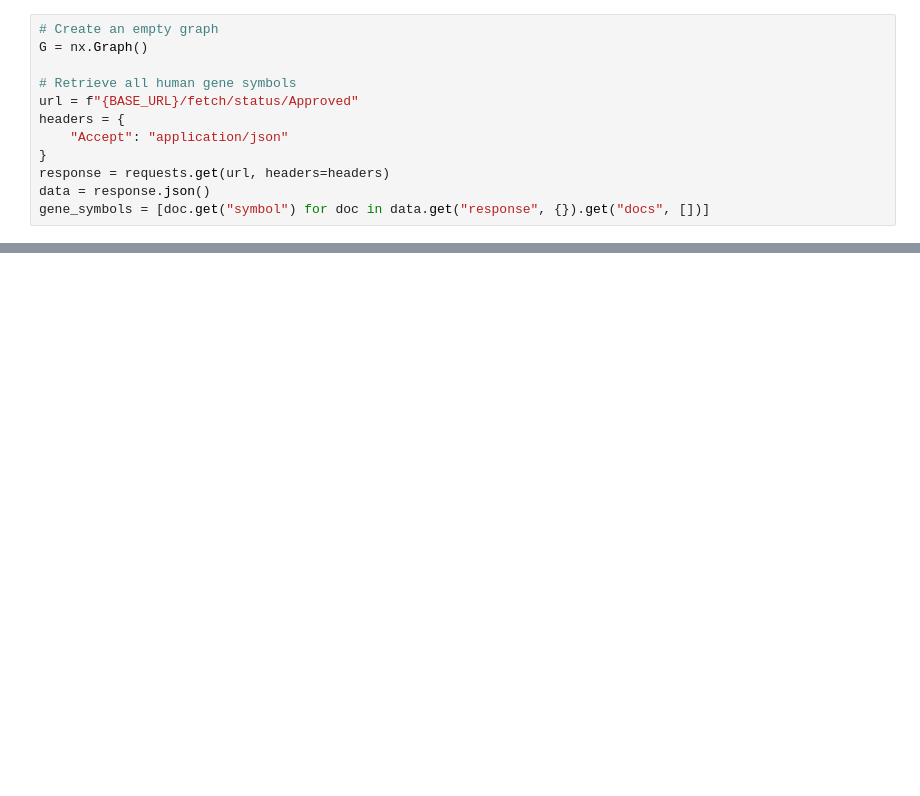
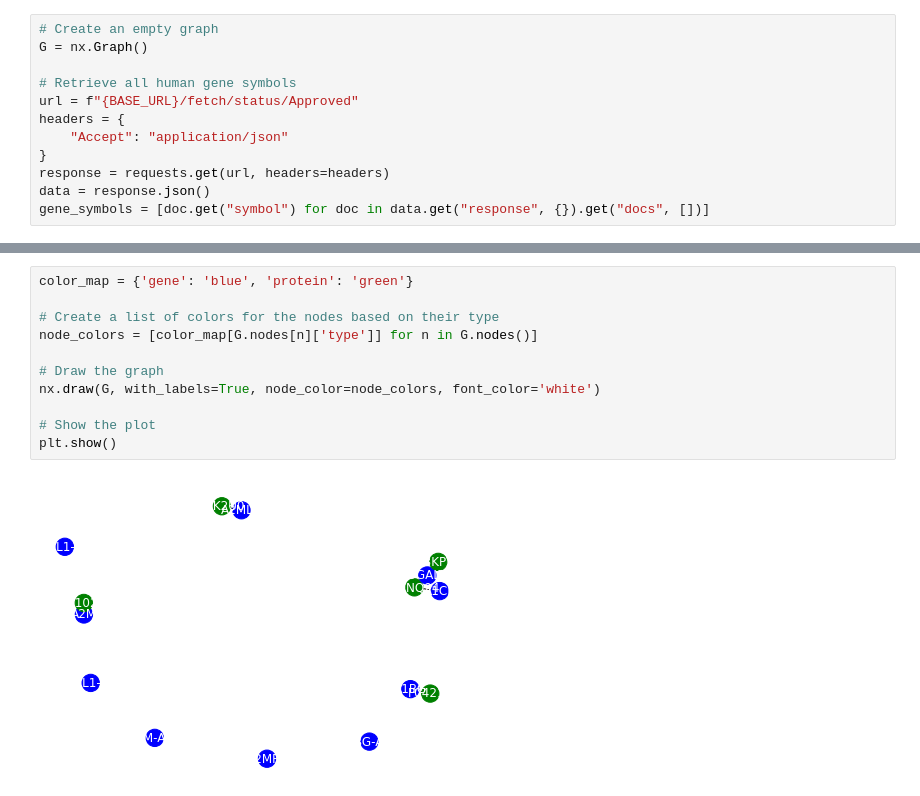
Before and after one commit to jackdodson23/knowledge_graph_201, a Jupyter notebook: networkx_testing.ipynb, the cells around one changed output, grey strips where cells are left out. Drawn from its saved outputs; the diff is of its cells as text; blank space fills up the shorter version.

```diff
--- a/networkx_testing.ipynb
+++ b/networkx_testing.ipynb
@@ -92,0 +246,13 @@ plt.show()
+# %%
+color_map = {'gene': 'blue', 'protein': 'green'}
+
+# Create a list of colors for the nodes based on their type
+node_colors = [color_map[G.nodes[n]['type']] for n in G.nodes()]
+
+# Draw the graph
+nx.draw(G, with_labels=True, node_color=node_colors, font_color='white')
+
+# Show the plot
+plt.show()
+# %% [output]
+[figure, added]
```
Also changed, not shown: parts of 14 cells of this notebook.
